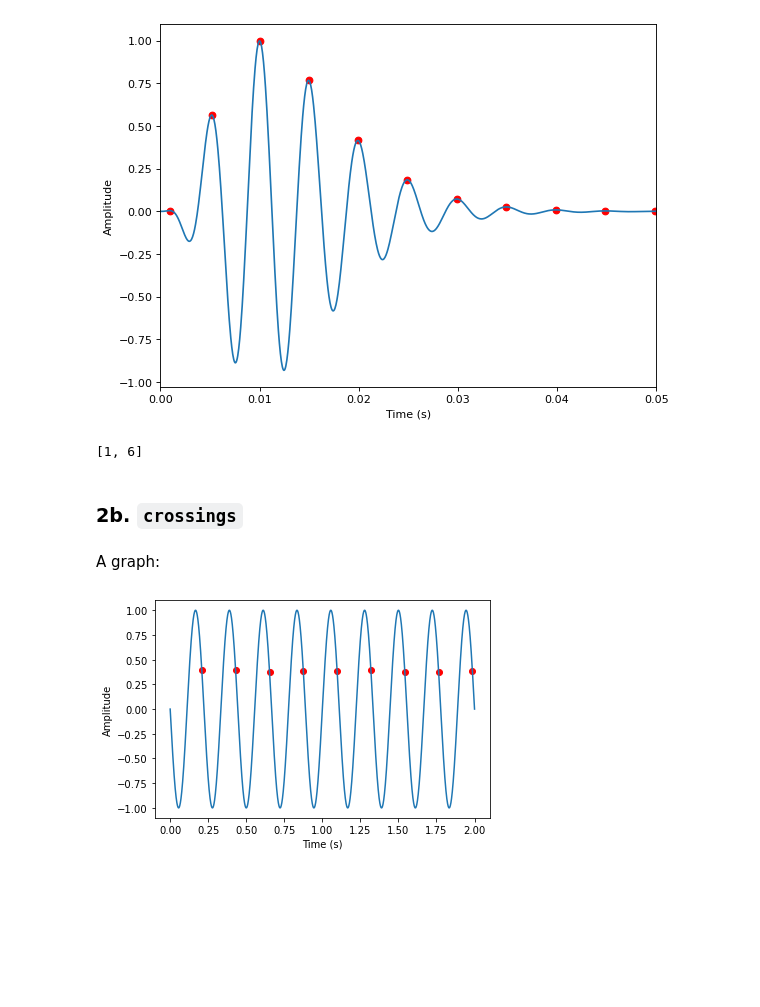
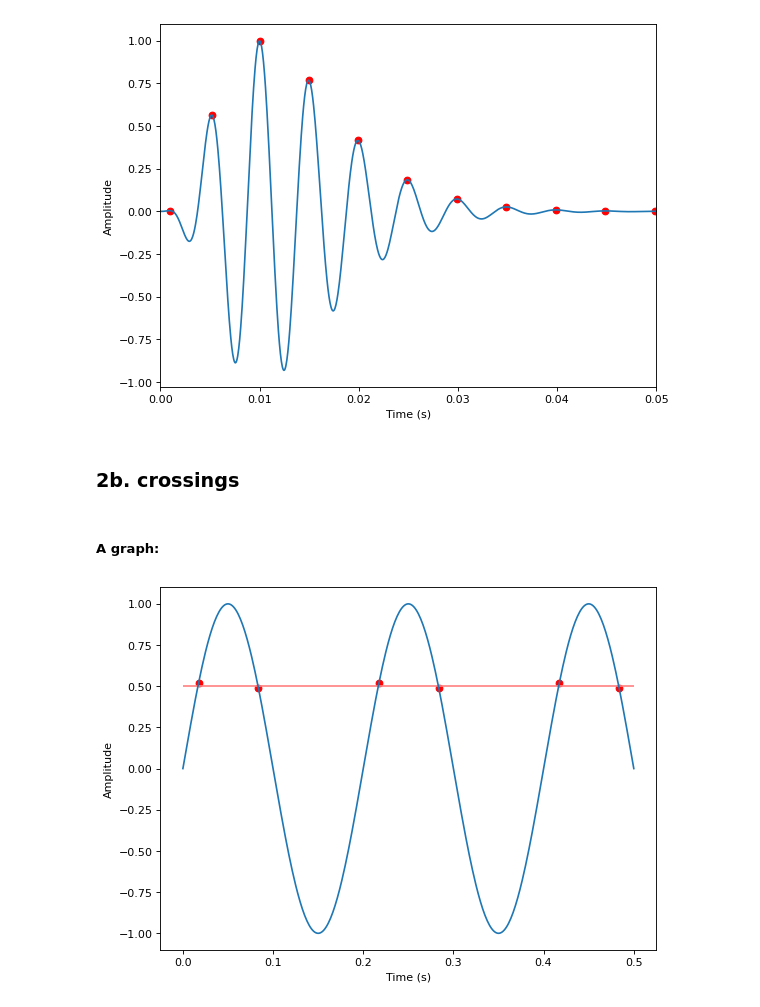
Before and after one commit to johnmays/CSDS_364_HW, a Jupyter notebook: A1/464-A1b-jkm100.ipynb, the cells around one changed output. Cells and saved outputs as stored; diff of their text form; code cells hidden in the pictures; blank space fills up the shorter version.

```diff
--- a/A1/464-A1b-jkm100.ipynb
+++ b/A1/464-A1b-jkm100.ipynb
@@ -190,27 +97,21 @@ An illustrative graph:
 # %%
-# First getting the local maxima so I can graph them:
+# First, setting up t for an old gammatone function:
 t_20000Hz = np.linspace(0,1,num=20000*1+1) # 20000Hz denotes sampling rate
-gammatone_vals = gammatone(t_20000Hz, f=200.0)
+gammatone_vals = A1b_code.gammatone(t_20000Hz, f=200.0)
 
-local_maxima_indices = localmaxima(gammatone_vals)
+# then, getting the local maxima so I can graph them:
+
+local_maxima_indices = A1b_code.localmaxima(gammatone_vals)
 local_maxima_times = []
 local_maxima_values = []
 for index in local_maxima_indices:
     local_maxima_times.append(t_20000Hz[index])
     local_maxima_values.append(gammatone_vals[index])
 
-figure(figsize=(8, 6), dpi=80)
-plt.plot(t_20000Hz, gammatone_vals)
-plt.scatter(local_maxima_times, local_maxima_values, c='#ff0000')
-plt.ylabel("Amplitude")
-plt.xlabel("Time (s)")
-plt.xlim((0, 0.05))
-plt.show()
+A1b_code.plot_local_maxima(t=t_20000Hz, fn_vals=gammatone_vals,\
+lm_t=local_maxima_times,lm_vals=local_maxima_values,\
+xlim = (0.00, 0.05))
 # %% [output]
 [figure]
-# %%
-print(localmaxima([1, 3, 2, -2, 2, 4, 8, 6]))
-# %% [output]
-[1, 6]
 # %% [markdown]
-### 2b. `crossings`
+### 2b. crossings
@@ -229,20 +118,20 @@ def crossings (data, threshold, dir:str="both"):
-# %% [markdown]
-A graph:
+# %% [markdown]
+##### A graph:
 # %%
-t_1000Hz = np.linspace(0,2,num=1000*2+1) # 120Hz denotes sampling rate
-sine_vals = sinewave(t_1000Hz, f=4.5, d= 1.0)
+# setting up a plottable function with a list of t values
+# and a list of sine values
+t_200Hz = np.linspace(0,0.5,num=200*2+1) # 200Hz denotes sampling rate
+sine_vals = A1b_code.sinewave(t_200Hz, f=5, d= 1.0)
 
-crossings_indices = crossings(sine_vals, 0.4, dir="posneg")
+# then, getting the crossing points so I can graph them
+crossings_indices = A1b_code.crossings(sine_vals, 0.5, dir="both")
 crossings_times = []
 crossings_vals = []
 for index in crossings_indices:
-    crossings_times.append(t_1000Hz[index])
+    crossings_times.append(t_200Hz[index])
     crossings_vals.append(sine_vals[index])
 
-plt.plot(t_1000Hz, sine_vals)
-plt.scatter(crossings_times, crossings_vals, c="#ff0000")
-plt.ylabel("Amplitude")
-plt.xlabel("Time (s)")
-plt.show()
+A1b_code.plot_crossings(t_200Hz, sine_vals, crossings_times,\
+crossings_vals, threshold=0.5)
 # %% [output]
-[figure, old version]
+[figure, new version]
```
Also changed, not shown: parts of 39 cells of this notebook, 6 other files.
